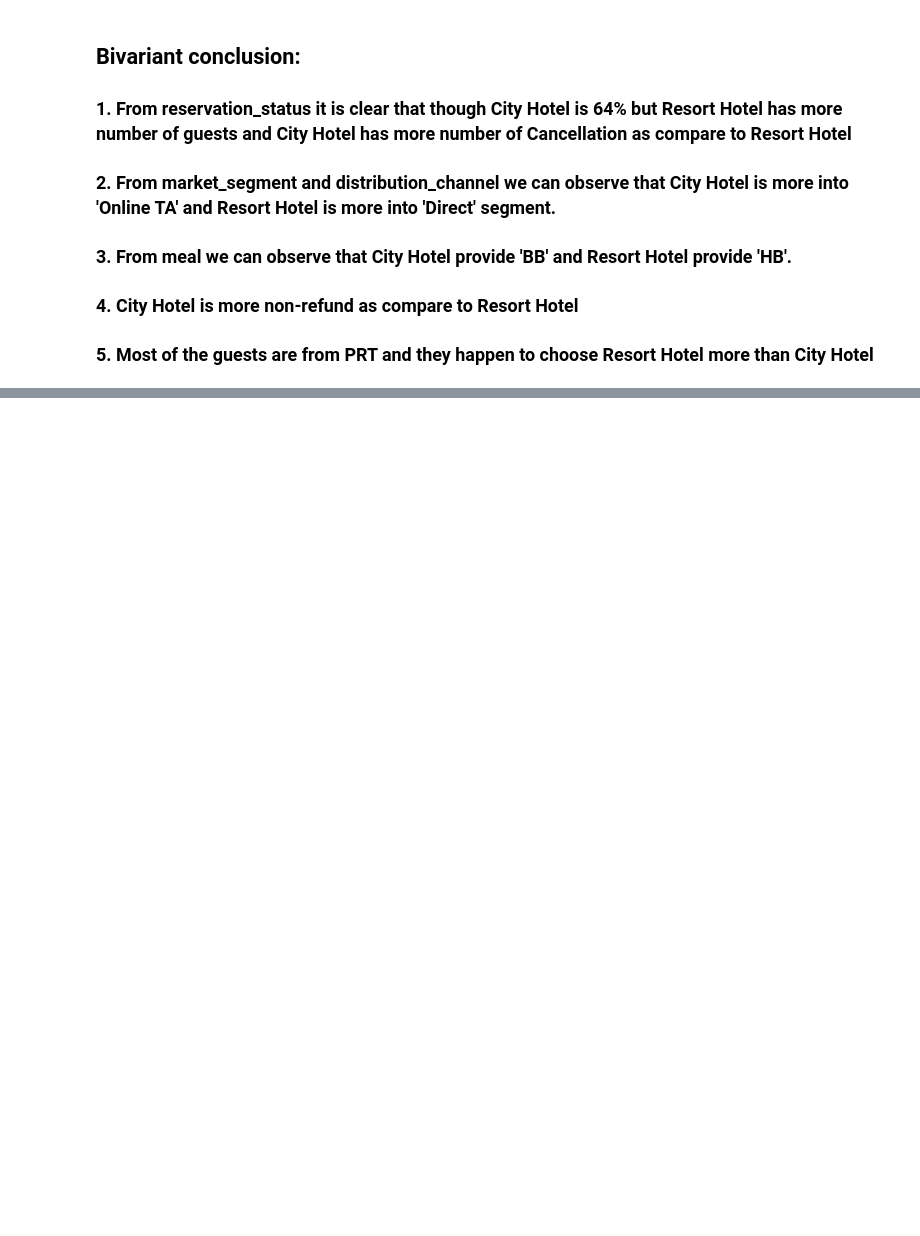
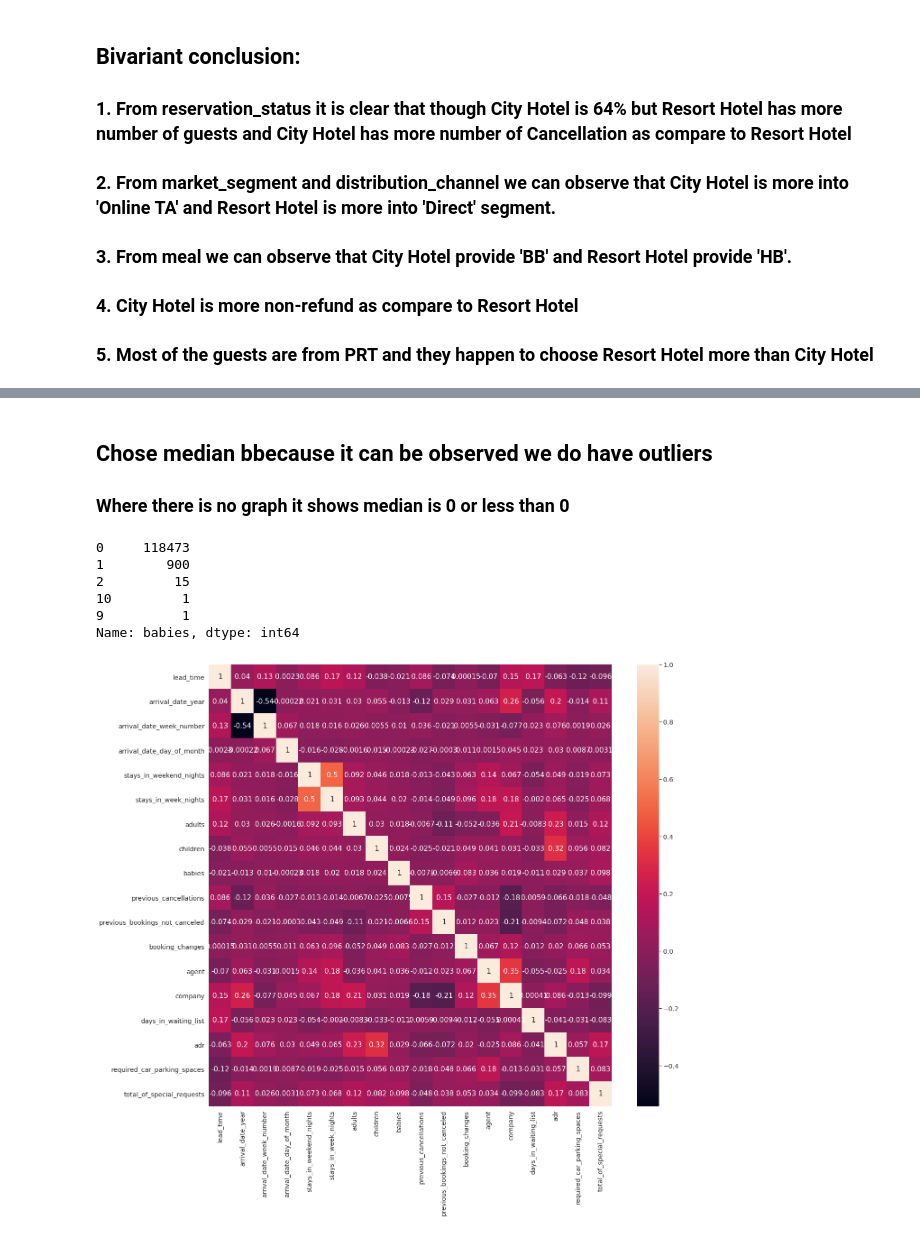
Before and after one commit to UthamanA/Hotel-Booking-Analysis_EDA, a Jupyter notebook: Hotel_booking.ipynb, the cells around one changed output, grey strips where cells are left out. Saved outputs shown, nothing was run; the diff lists cells and outputs as text; code cells hidden in the pictures; blank space fills up the shorter version.

```diff
--- a/Hotel_booking.ipynb
+++ b/Hotel_booking.ipynb
@@ -242,0 +289,17 @@ _ = plt.tight_layout()
+# %% [markdown]
+## Chose median bbecause it can be observed we do have outliers
+### Where there is no graph it shows median is 0 or less than 0
+# %%
+data.babies.value_counts()
+# %% [output]
+0     118473
+1        900
+2         15
+10         1
+9          1
+Name: babies, dtype: int64
+# %%
+plt.figure(figsize=(20, 18))
+_ = sns.heatmap(data[num_cols].corr(), annot=True)
+# %% [output]
+[figure, added]
```
Also changed, not shown: parts of 8 cells of this notebook.
